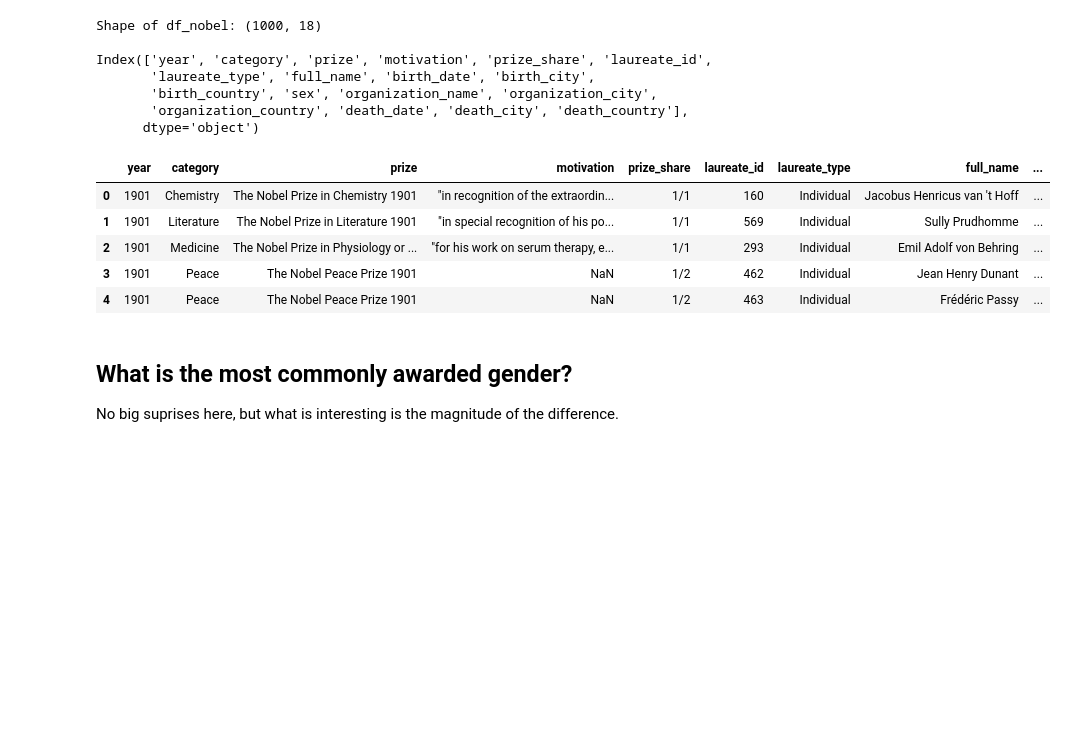
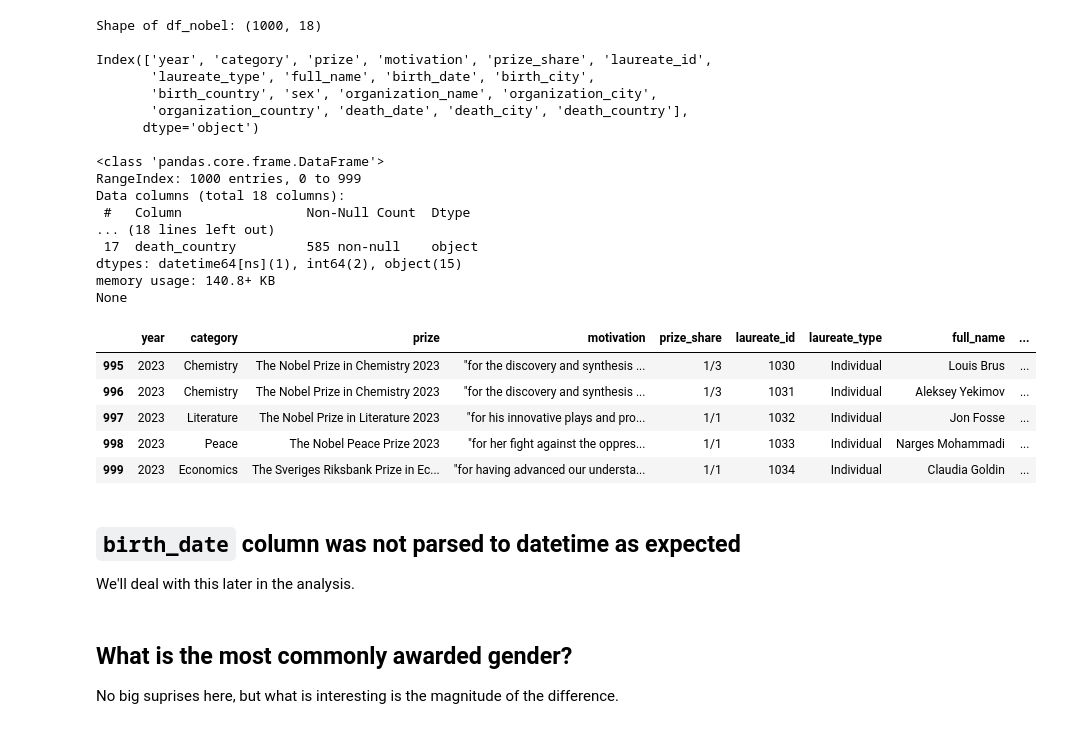
Before and after one commit to MichaelSzczepaniak/DSPortfolio, a Jupyter notebook: Nobel_Winners/NobelWinners.ipynb, the cells around one changed output. Cells and saved outputs as stored; diff of their text form; code cells hidden in the pictures; blank space fills up the shorter version.

Commit message:
start digging into date portions of the dataset

```diff
--- a/Nobel_Winners/NobelWinners.ipynb
+++ b/Nobel_Winners/NobelWinners.ipynb
@@ -16,29 +16,44 @@ In this project, we'll explore and answer several questions related to this priz
 # %%
 # Loading in required libraries
 import pandas as pd
 import matplotlib.pyplot as plt
 import seaborn as sns
 import numpy as np
 
 # read the data file, check columns and inspect 1st few records
-df_nobel = pd.read_csv('../data/nobel.csv')
+df_nobel = pd.read_csv('../data/nobel.csv', parse_dates = ['birth_date', 'death_date'])
 print(f"Shape of df_nobel: {df_nobel.shape}\n")
 print(df_nobel.columns, '\n')
-df_nobel.head()
+print(df_nobel.info(), '\n')
+df_nobel.tail()
 # %% [output]
 Shape of df_nobel: (1000, 18)
 
 Index(['year', 'category', 'prize', 'motivation', 'prize_share', 'laureate_id',
        'laureate_type', 'full_name', 'birth_date', 'birth_city',
        'birth_country', 'sex', 'organization_name', 'organization_city',
        'organization_country', 'death_date', 'death_city', 'death_country'],
       dtype='object')
+
+<class 'pandas.core.frame.DataFrame'>
+RangeIndex: 1000 entries, 0 to 999
+Data columns (total 18 columns):
+ #   Column                Non-Null Count  Dtype
+... (18 lines left out)
+ 17  death_country         585 non-null    object
+dtypes: datetime64[ns](1), int64(2), object(15)
+memory usage: 140.8+ KB
+None
 |  | year | category | prize | motivation | prize_share | laureate_id | laureate_type | full_name | ... |
-| 0 | 1901 | Chemistry | The Nobel Prize in Chemistry 1901 | "in recognition of the extraordin... | 1/1 | 160 | Individual | Jacobus Henricus van 't Hoff | ... |
-| 1 | 1901 | Literature | The Nobel Prize in Literature 1901 | "in special recognition of his po... | 1/1 | 569 | Individual | Sully Prudhomme | ... |
-| 2 | 1901 | Medicine | The Nobel Prize in Physiology or ... | "for his work on serum therapy, e... | 1/1 | 293 | Individual | Emil Adolf von Behring | ... |
-| 3 | 1901 | Peace | The Nobel Peace Prize 1901 | NaN | 1/2 | 462 | Individual | Jean Henry Dunant | ... |
-| 4 | 1901 | Peace | The Nobel Peace Prize 1901 | NaN | 1/2 | 463 | Individual | Frédéric Passy | ... |
+| 995 | 2023 | Chemistry | The Nobel Prize in Chemistry 2023 | "for the discovery and synthesis ... | 1/3 | 1030 | Individual | Louis Brus | ... |
+| 996 | 2023 | Chemistry | The Nobel Prize in Chemistry 2023 | "for the discovery and synthesis ... | 1/3 | 1031 | Individual | Aleksey Yekimov | ... |
+| 997 | 2023 | Literature | The Nobel Prize in Literature 2023 | "for his innovative plays and pro... | 1/1 | 1032 | Individual | Jon Fosse | ... |
+| 998 | 2023 | Peace | The Nobel Peace Prize 2023 | "for her fight against the oppres... | 1/1 | 1033 | Individual | Narges Mohammadi | ... |
+| 999 | 2023 | Economics | The Sveriges Riksbank Prize in Ec... | "for having advanced our understa... | 1/1 | 1034 | Individual | Claudia Goldin | ... |
+# %% [markdown]
+## `birth_date` column was not parsed to datetime as expected
+
+We'll deal with this later in the analysis.
 # %% [markdown]
 ## What is the most commonly awarded gender?
 
```
Also changed, not shown: parts of 3 cells of this notebook.
